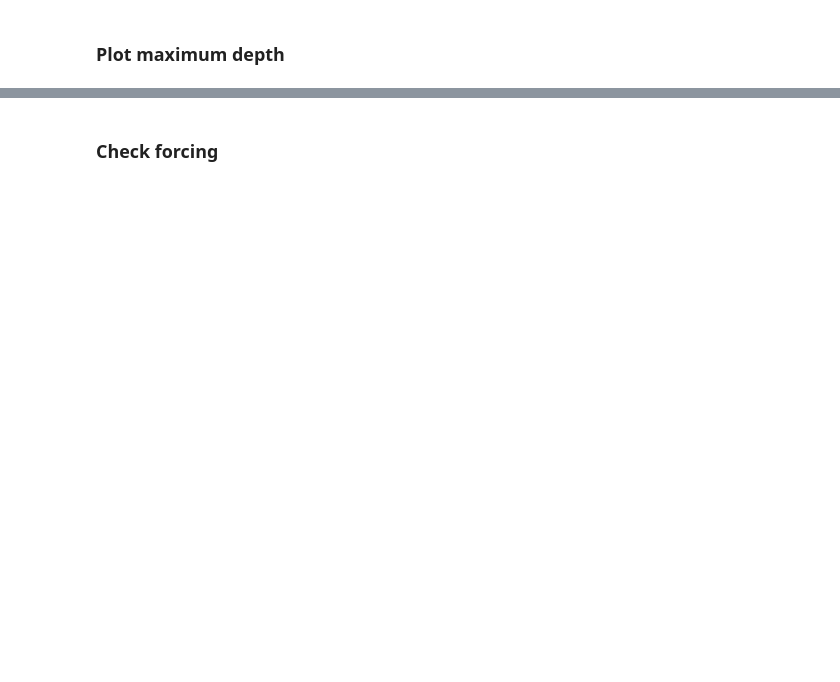
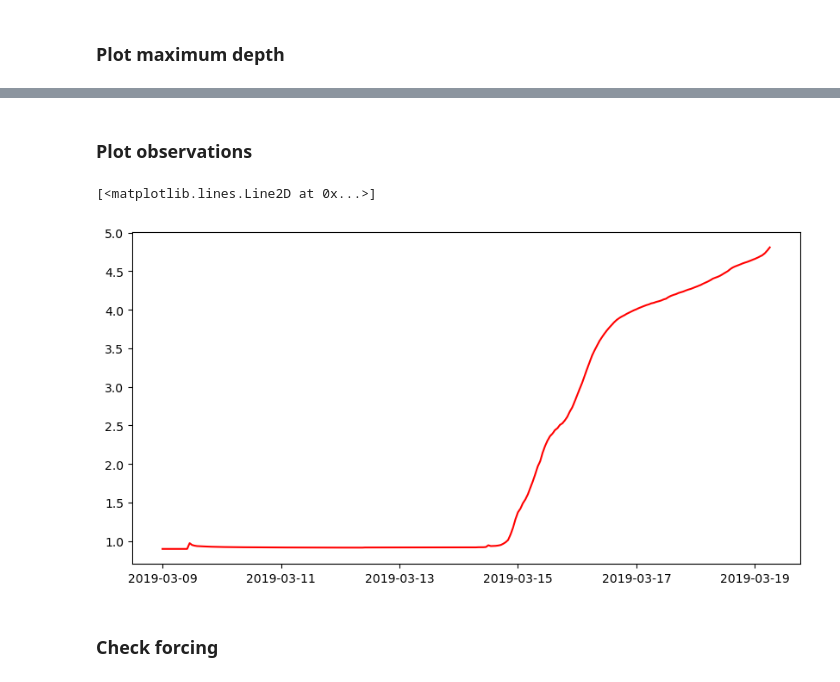
Before and after one commit to HORIZON-COMPASS/compound-flooding-tropical-cyclones, a Jupyter notebook: SFINCS/sfincs_sofala/scripts/check_sfincs_output.ipynb, the cells around one changed output, grey strips where cells are left out. Saved outputs shown, nothing was run; the diff lists cells and outputs as text; code cells hidden in the pictures; blank space fills up the shorter version.

```diff
--- a/SFINCS/sfincs_sofala/scripts/check_sfincs_output.ipynb
+++ b/SFINCS/sfincs_sofala/scripts/check_sfincs_output.ipynb
@@ -107,3 +99,17 @@ Text(0.5, 1.0, 'SFINCS maximum water depth')
+# %% [markdown]
+### Plot observations
+# %%
+ncfile = os.path.join(dirrun,"sfincs_his.nc")
+ds_his = xr.open_dataset(ncfile)
+# %%
+ds_his
+ds_his["station_id"] = ds_his["station_id"].astype(int)
+# %%
+fig, ax = plt.subplots(1,1,figsize=(10,5))
+ax.plot(ds_his.time,ds_his['point_zs'].where(ds_his.station_id==4,drop=True),color='r',label=f'')
+# %% [output]
+[<matplotlib.lines.Line2D at 0x...>]
+[figure, added]
 # %% [markdown]
 ### Check forcing
 # %%
```
Also changed, not shown: parts of 6 cells of this notebook, 1 other file.
